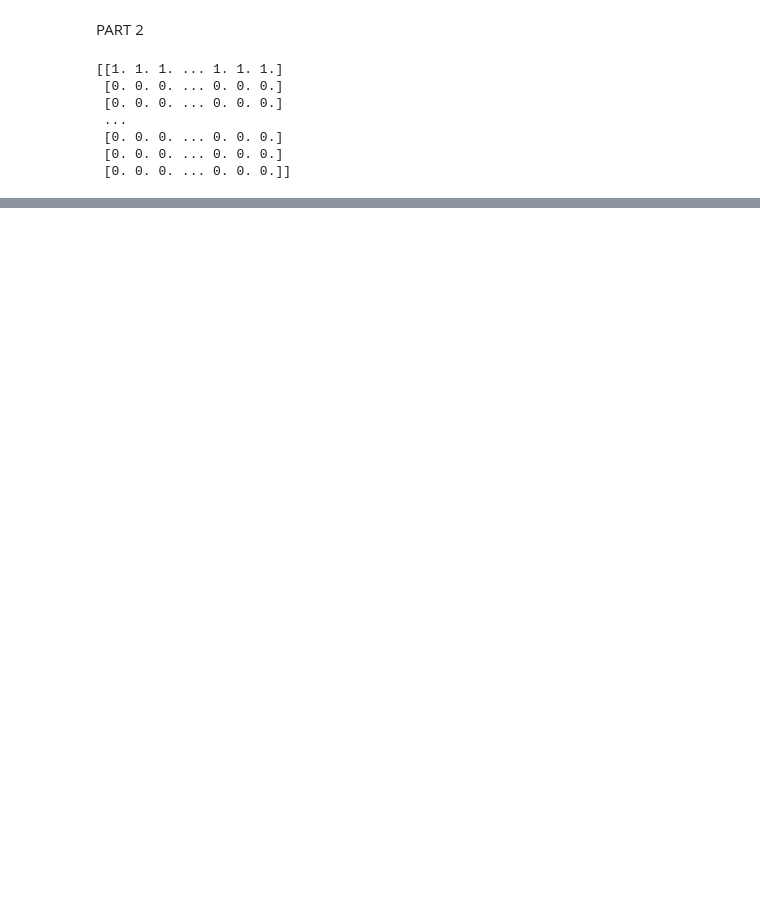
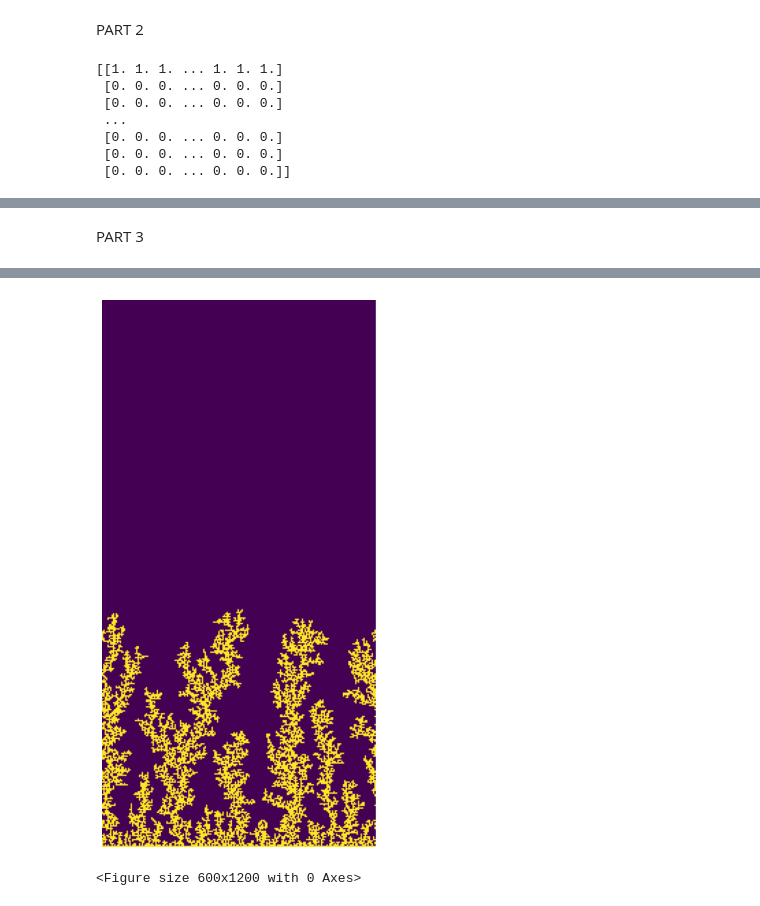
Before and after one commit to s1moncha/eps109, a Jupyter notebook: labs/lab6/DLA.ipynb, the cells around one changed output, grey strips where cells are left out. Saved outputs shown, nothing was run; the diff lists cells and outputs as text; code cells hidden in the pictures; blank space fills up the shorter version.

```diff
--- a/labs/lab6/DLA.ipynb
+++ b/labs/lab6/DLA.ipynb
@@ -231,0 +236,76 @@ Structure reached Y limit after only 7870 particles
+# %% [markdown]
+PART 3
+# %%
+yBuffer = 5
+yStart  = 1 + yBuffer
+
+nParticles = 10000
+maxX = 200
+maxY = 400
+A = np.zeros((maxX, maxY))
+
+# Introduce a sticky wall at the bottom
+# by filling the lowest row of pixels with particles
+A[:,0] = 1
+# %%
+for i in range(0,nParticles):
+    # Compute new starting point on the line y=yStart
+    x  = np.random.randint(0,maxX)
+    y  = yStart; #always start at upper limit
+
+    while True:
+        xOrg = x
+        yOrg = y
+
+        r = np.random.random(); # Random float:  0.0 <= r < 1.0
+        #based on the value of 'r', move the particle
+        #left, right, up, or down and change x and y accordingly
+        if r < 0.25:
+            x += 1
+        elif r < 0.5:
+            y += 1
+        elif r < 0.75:
+            x -= 1
+        else:
+            y -= 1
+
+        #now apply periodic boundary conditions to 'x'
+        if x < 0:
+            x = maxX - 1
+        if x >= maxX:
+            x = 0
+
+        if (A[x,y] == 1 or y>yStart):
+            x = xOrg
+            y = yOrg
+            continue; # if this site has been taken try moving in a different direction
+
+        xp = (x + 1) % maxX
+        xm = (x - 1) % maxX
+        yp = min(y + 1, maxY - 1)
+        ym = max(y - 1, 0)
+
+        if (A[xp, y] == 1 or A[xm, y] == 1 or A[x, yp] == 1 or A[x, ym] == 1):
+
+            r = np.random.random(); # Random float:  0.0 <= r < 1.0
+
+            if r < 0.1:
+                A[x, y] = 1
+                if (y + yBuffer > yStart and y + yBuffer < maxY):
+                    yStart = y + yBuffer
+
+                if (i % 1000 == 0):
+                    print(f'i= {i}\tx={x}\ty={y}\tyStart={yStart}')
+
+                #nNewParticlesPerFrame = 1000
+                #if (i % nNewParticlesPerFrame == 0):
+                #    display(A)
+
+                break
+
+    if (yStart + 1 == maxY):
+        print(f'Structure reached Y limit after only {i} particles')
+        break
+
+display(A)
+# %% [output]
@@ -231,0 +322,2 @@ Structure reached Y limit after only 7870 particles
+[figure, added]
+<Figure size 600x1200 with 0 Axes>
```
Also changed, not shown: parts of 5 cells of this notebook, 5 other files.
